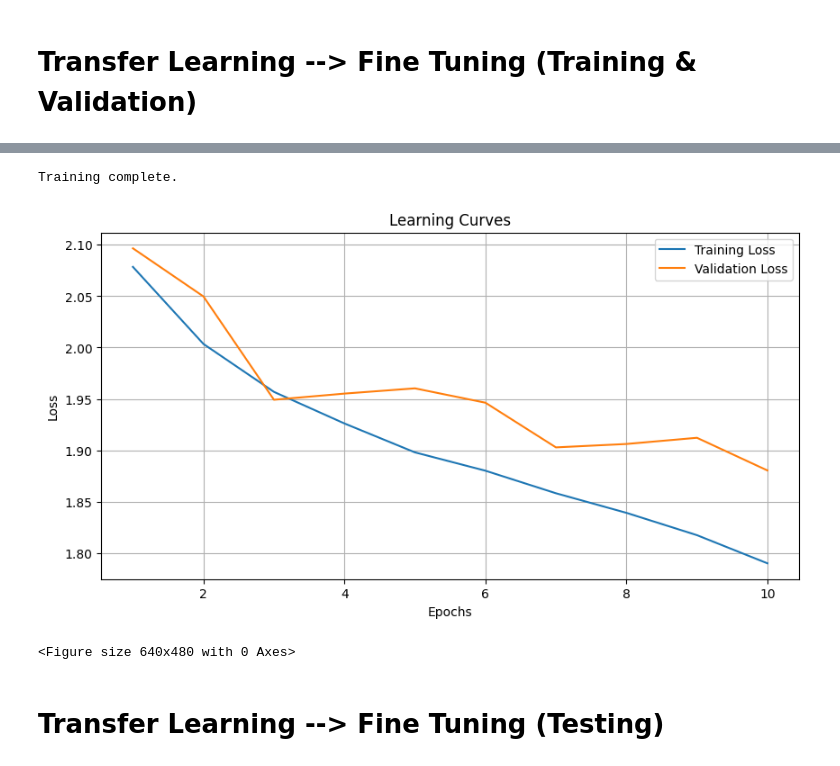
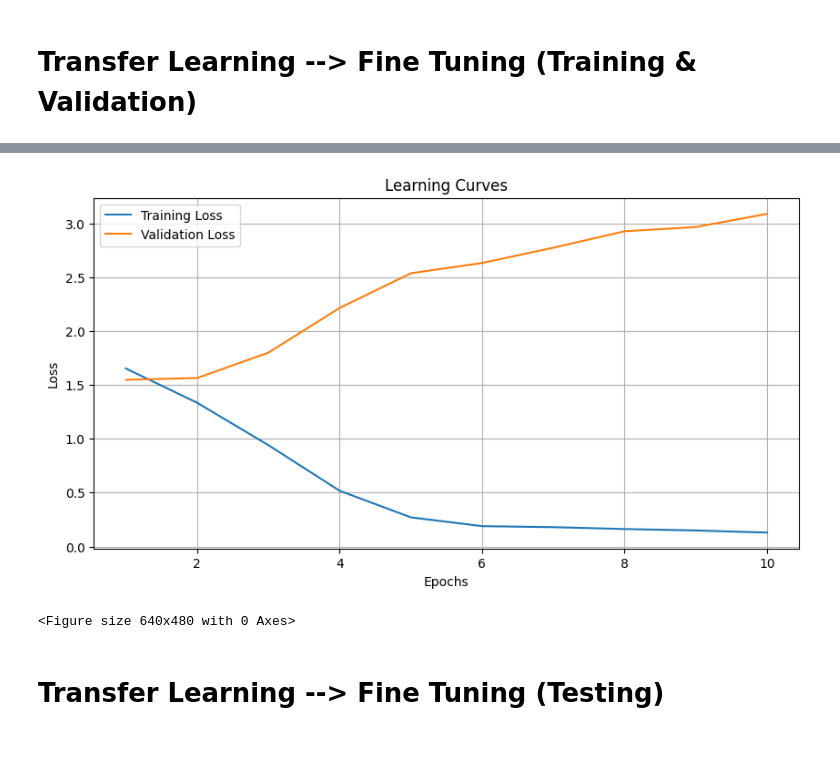
Before and after one commit to syrashid/dl-group-project, a Jupyter notebook: project/models/inceptionv3.ipynb, the cells around one changed output, grey strips where cells are left out. Cells and saved outputs as stored; diff of their text form; code cells hidden in the pictures.

```diff
--- a/project/models/inceptionv3.ipynb
+++ b/project/models/inceptionv3.ipynb
@@ -291,7 +289,7 @@ print("Best hyperparameters: ", study.best_params)
 
 # Hyperparameters
 batch_size = 32
-lr = 0.001
+lr = 0.0001
 # weight_decay = 0.0001
 num_epochs = 10
 
@@ -375,5 +373,6 @@ plt.grid(True)
 plt.show()
 plt.savefig('/content/drive/MyDrive/ColabNotebooks/A5/inceptionv3_learning_curves.png')
 
-# TODO: Run this for a longer number of epochs
+
+# TODO: If validation continues to increase a certain number of periods, cut training early
 # %% [output]
@@ -392,6 +391,5 @@ Epoch [10/10], Training Loss: 1.7898573559222235, Validation Loss: 1.88030181470
+[figure, new version]
-Training complete.
+<Figure size 640x480 with 0 Axes>
-[figure, old version]
-<Figure size 640x480 with 0 Axes>
 # %% [markdown]
 # Transfer Learning --> Fine Tuning (Testing)
 # %%
```
Also changed, not shown: parts of 3 cells of this notebook.
